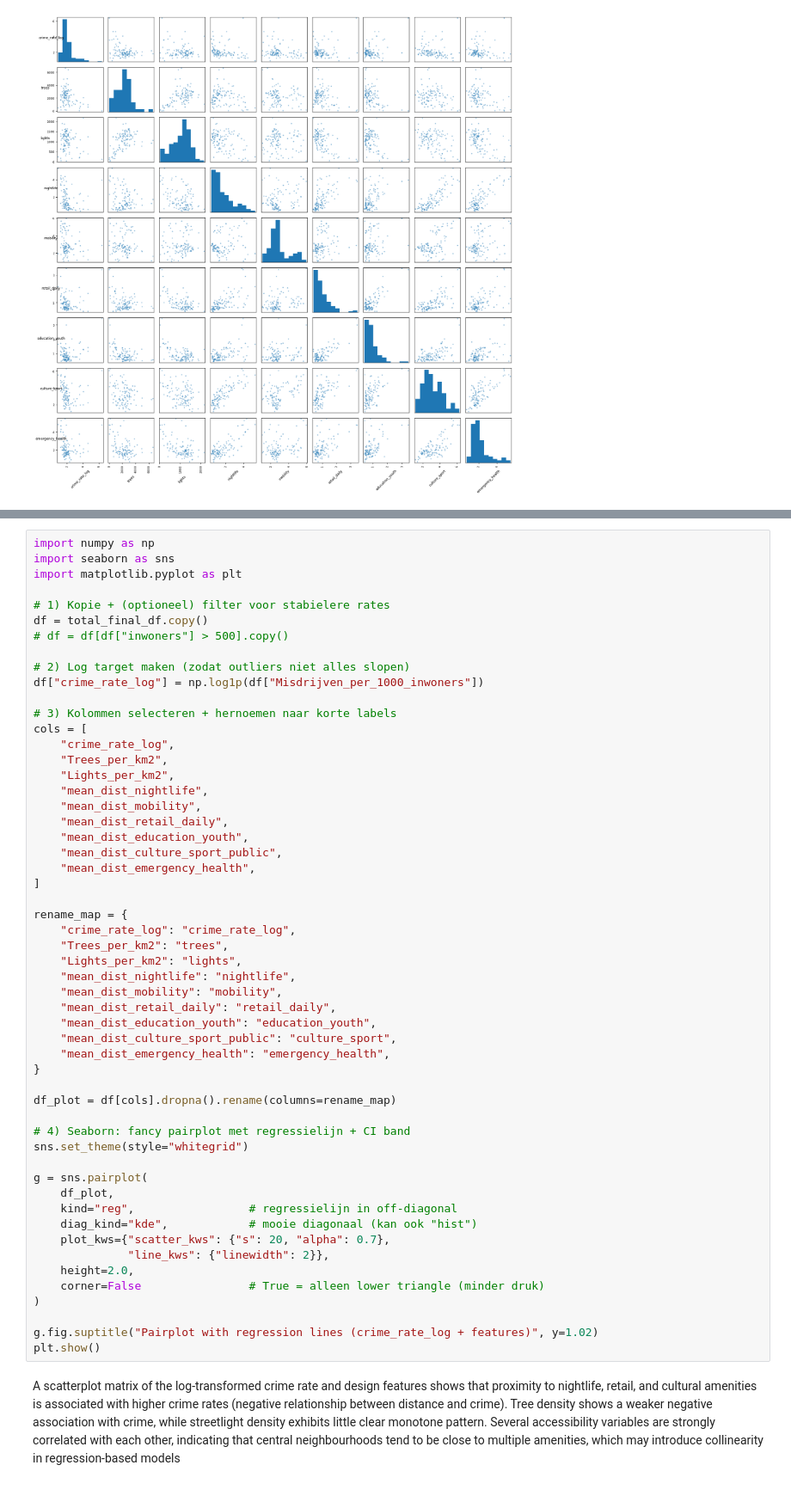
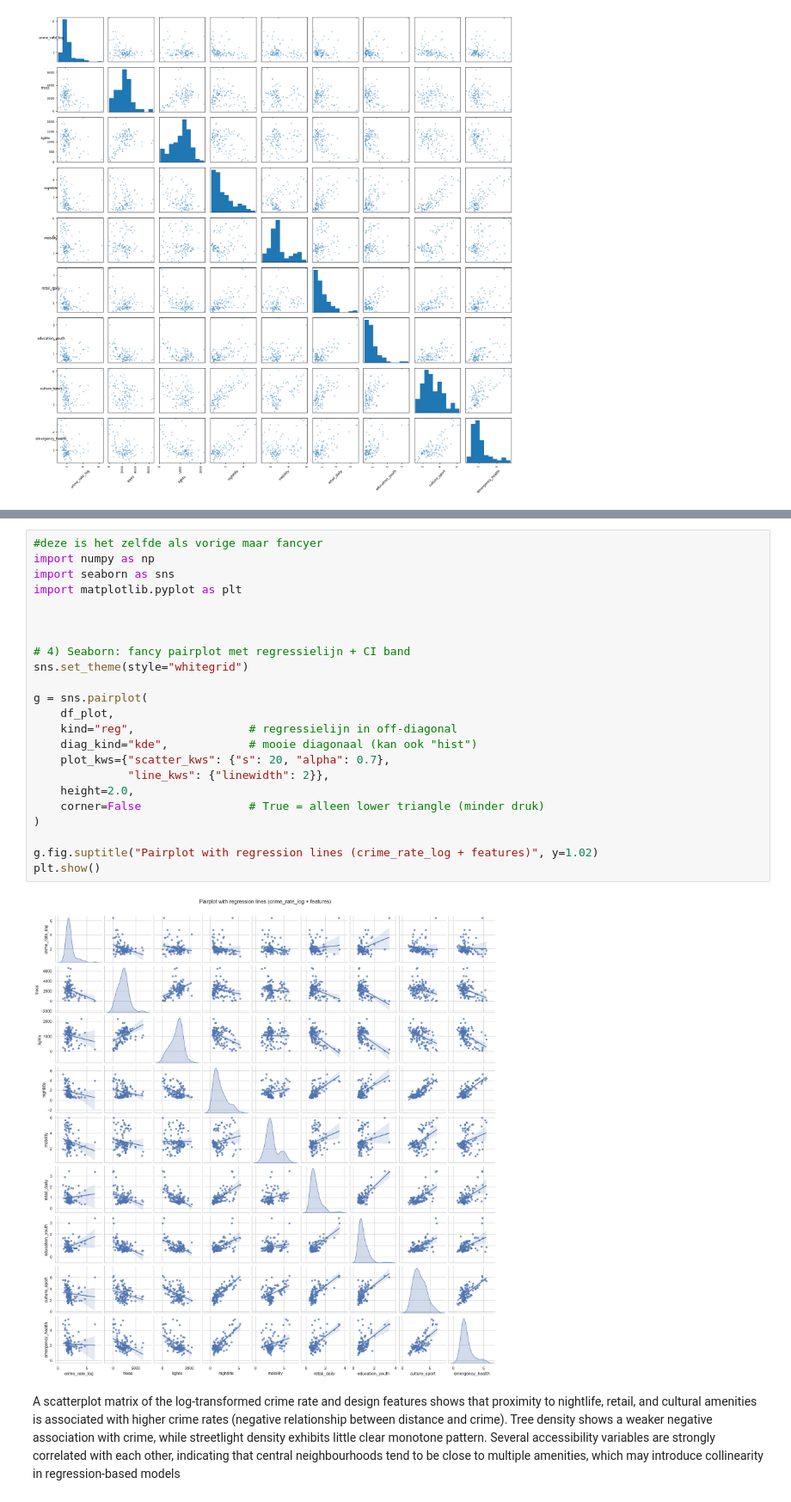
Before and after one commit to YoranB/Spatial-data-science, a Jupyter notebook: Creating final data table.ipynb, the cells around one changed output, grey strips where cells are left out. Shown at 86% size. Saved outputs shown, nothing was run; the diff lists cells and outputs as text.

```diff
--- a/Creating final data table.ipynb
+++ b/Creating final data table.ipynb
@@ -641,57 +696,28 @@ plt.show()
 # %%
+#deze is het zelfde als vorige maar fancyer
 import numpy as np
 import seaborn as sns
 import matplotlib.pyplot as plt
 
-# 1) Kopie + (optioneel) filter voor stabielere rates
-df = total_final_df.copy()
-# df = df[df["inwoners"] > 500].copy()
 
-# 2) Log target maken (zodat outliers niet alles slopen)
-df["crime_rate_log"] = np.log1p(df["Misdrijven_per_1000_inwoners"])
-
-# 3) Kolommen selecteren + hernoemen naar korte labels
-cols = [
-    "crime_rate_log",
-    "Trees_per_km2",
-    "Lights_per_km2",
-    "mean_dist_nightlife",
-    "mean_dist_mobility",
-    "mean_dist_retail_daily",
-    "mean_dist_education_youth",
-    "mean_dist_culture_sport_public",
-    "mean_dist_emergency_health",
-]
-
-rename_map = {
-    "crime_rate_log": "crime_rate_log",
-    "Trees_per_km2": "trees",
-    "Lights_per_km2": "lights",
-    "mean_dist_nightlife": "nightlife",
-    "mean_dist_mobility": "mobility",
-    "mean_dist_retail_daily": "retail_daily",
-    "mean_dist_education_youth": "education_youth",
-    "mean_dist_culture_sport_public": "culture_sport",
-    "mean_dist_emergency_health": "emergency_health",
-}
-
-df_plot = df[cols].dropna().rename(columns=rename_map)
 
 # 4) Seaborn: fancy pairplot met regressielijn + CI band
 sns.set_theme(style="whitegrid")
 
 g = sns.pairplot(
     df_plot,
     kind="reg",                 # regressielijn in off-diagonal
     diag_kind="kde",            # mooie diagonaal (kan ook "hist")
     plot_kws={"scatter_kws": {"s": 20, "alpha": 0.7},
               "line_kws": {"linewidth": 2}},
     height=2.0,
     corner=False                # True = alleen lower triangle (minder druk)
 )
 
 g.fig.suptitle("Pairplot with regression lines (crime_rate_log + features)", y=1.02)
 plt.show()
+# %% [output]
+[figure, added]
 # %% [markdown]
 A scatterplot matrix of the log-transformed crime rate and design features shows that proximity to nightlife, retail, and cultural amenities is associated with higher crime rates (negative relationship between distance and crime). Tree density shows a weaker negative association with crime, while streetlight density exhibits little clear monotone pattern. Several accessibility variables are strongly correlated with each other, indicating that central neighbourhoods tend to be close to multiple amenities, which may introduce collinearity in regression-based models
 # %%
```
Also changed, not shown: parts of 13 cells of this notebook, 5 other files.
